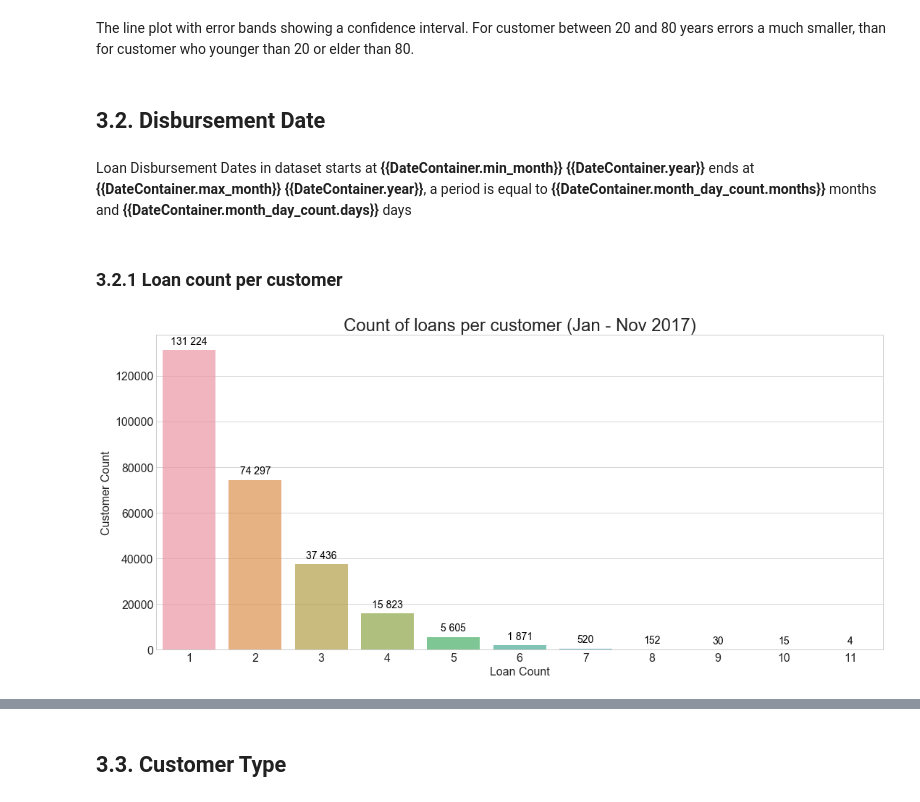
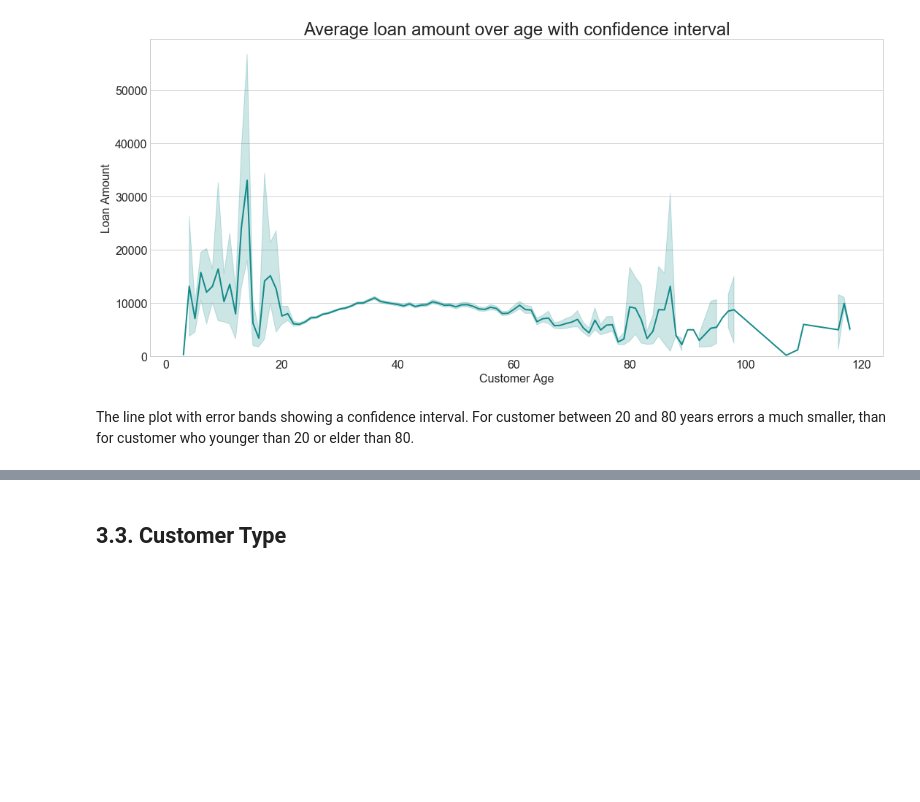
Before and after one commit to SvetlanaCipiseva/CreditScoring, a Jupyter notebook: credit_scoring.ipynb, the cells around one changed output, grey strips where cells are left out. Saved outputs shown, nothing was run; the diff lists cells and outputs as text; code cells hidden in the pictures; blank space fills up the shorter version.

```diff
--- a/credit_scoring.ipynb
+++ b/credit_scoring.ipynb
@@ -126,16 +171,12 @@ lineplot(df,
+# %%
+lineplot(df_original,
+         'Average loan amount over age with confidence interval',
+         'Customer Age',
+         'Loan Amount',
+         x='Age',
+         y='Amount',
+         )
+# %% [output]
+[figure, added]
 # %% [markdown]
 The line plot with error bands showing a confidence interval. For customer between 20 and 80 years errors a much smaller, than for customer who younger than 20 or elder than 80.
-# %% [markdown]
-## 3.2. Disbursement Date
-# %% [markdown]
-Loan Disbursement Dates in dataset starts at **{{DateContainer.min_month}} {{DateContainer.year}}** ends at **{{DateContainer.max_month}} {{DateContainer.year}}**, a period is equal to **{{DateContainer.month_day_count.months}}** months and **{{DateContainer.month_day_count.days}}** days
-# %% [markdown]
-### 3.2.1 Loan count per customer
-# %%
-tmp = df.groupby('Customer_WID')["Customer_WID"].count().reset_index(name="LoanCount").\
-groupby("LoanCount").count().reset_index().rename(columns={"Customer_WID": "CustomerCount"})
-title='Count of loans per customer (%s - %s %s)' %(DateContainer.min_month_abbr,
-        DateContainer.max_month_abbr, DateContainer.year)
-barplot(tmp, 'LoanCount', 'CustomerCount', title, 'Loan Count', 'Customer Count')
-# %% [output]
-[figure, removed]
```
Also changed, not shown: parts of 70 cells of this notebook, 4 other files.
